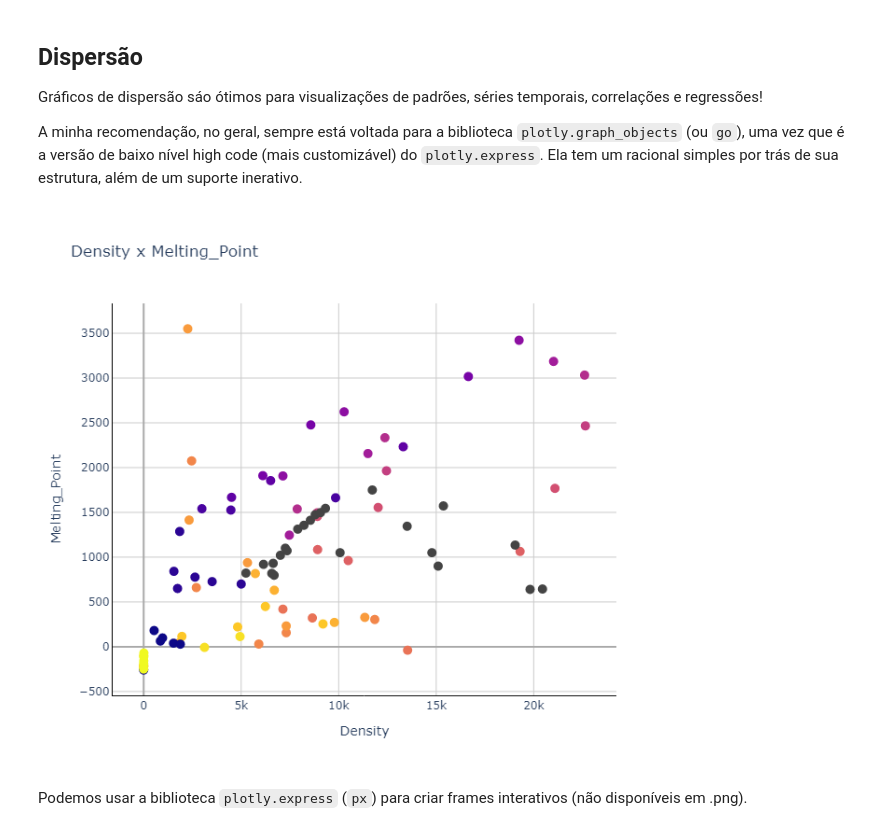
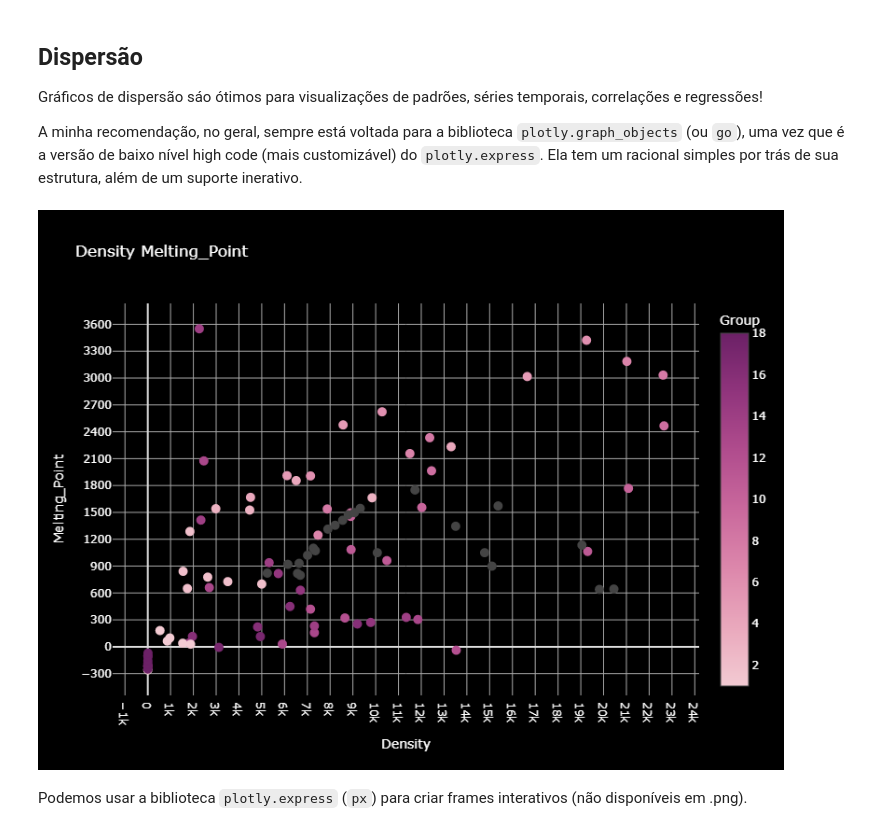
Before and after one commit to Gusmeira/AIChE-Desafio-Interno, a Jupyter notebook: notebooks/03_Ploting.ipynb, the cells around one changed output. Cells and saved outputs as stored; diff of their text form; code cells hidden in the pictures.

Commit message:
:rocket: <lesson> Plotting update_layout

```diff
--- a/notebooks/03_Ploting.ipynb
+++ b/notebooks/03_Ploting.ipynb
@@ -105,22 +107,35 @@ A minha recomendação, no geral, sempre está voltada para a biblioteca `plotly
 # %%
 x='Density'
 y='Melting_Point'
 
 fig = go.Figure()
 
 fig.add_trace(go.Scatter(
     x=tabela_periodica[x], y=tabela_periodica[y],
     mode='markers', showlegend=False,
     marker=dict(
         color=tabela_periodica.Group, size=10,
+        colorscale='Magenta',
+        showscale=True,
+        colorbar=dict(
+            title=dict(text='Group', font=dict(color='white')),
+            tickfont=dict(color='white'),
+            bgcolor='black'
+        )
     )
 ))
 
-plotlymodex.main_layout(
-    fig, x=x, y=y, title=x+' x '+y
+fig.update_layout(
+    plot_bgcolor='black',
+    xaxis={'title': x, 'zerolinecolor': '#DDDDDD', 'gridcolor': '#AAAAAA', 'dtick': 1000, 'color': 'white'},
+    yaxis={'title': y, 'zerolinecolor': '#DDDDDD', 'gridcolor': "#AAAAAA", 'dtick': 300, 'color': 'white'},
+    title={'text': x+' '+y, 'font':{'color': 'white'}},
+    width=800,
+    height=600,
+    paper_bgcolor='black'
 )
 # %% [output]
-[figure, old version]
+[figure, new version]
 # %% [markdown]
 Podemos usar a biblioteca `plotly.express` (`px`) para criar frames interativos (não disponíveis em .png).
 # %%
```
Also changed, not shown: parts of 1 cell of this notebook, 2 other files.
